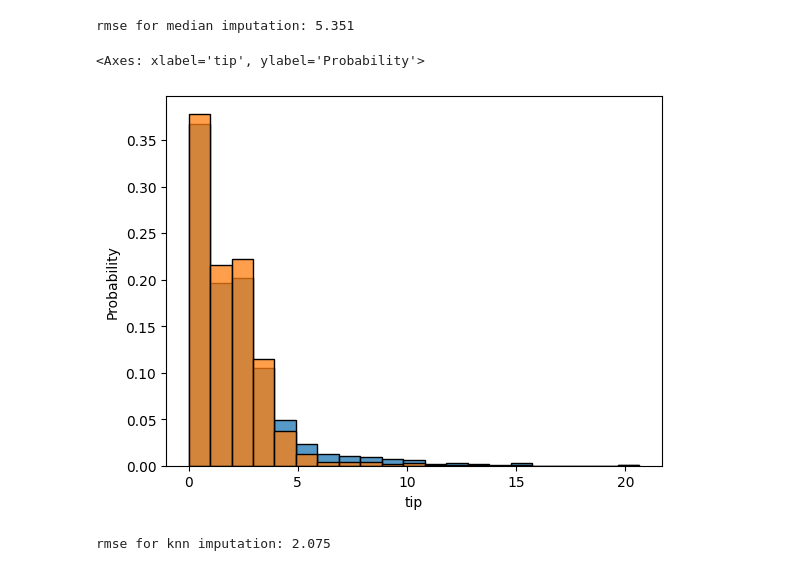
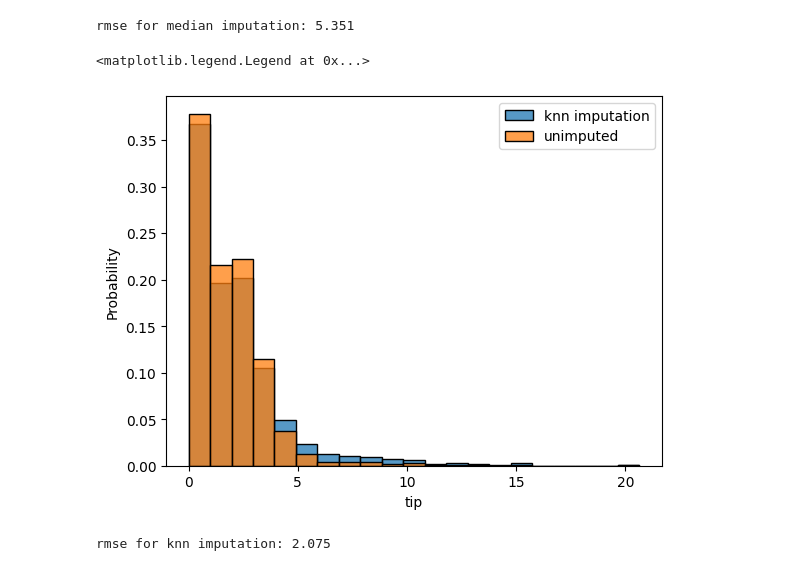
Before and after one commit to brookshu/data_eng300SP_hu, a Jupyter notebook: in_class/dataset_hu_shim_03-missing-data-class.ipynb, the cells around one changed output. Cells and saved outputs as stored; diff of their text form; code cells hidden in the pictures.

```diff
--- a/dataset_hu_shim_03-missing-data-class.ipynb
+++ b/in_class/dataset_hu_shim_03-missing-data-class.ipynb
@@ -456,22 +457,23 @@ rmse for median imputation: 5.351
 # %%
 # knn
 
 from sklearn.impute import KNNImputer
 # set up imputing for KNN
 
-subtaxi_knn = taxi_knn = subtaxi_missing.copy()
+subtaxi_knn = subtaxi_missing.select_dtypes('number').copy()
 
-subtaxi_knn = KNNImputer(n_neighbors=3).fit_transform(subtaxi_knn)
-subtaxi_knn_df = pd.DataFrame(subtaxi_knn, columns=taxi_knn.columns)
+knn_imputer = KNNImputer(n_neighbors=3)
+subtaxi_knn_impute = knn_imputer.fit_transform(subtaxi_knn)
+subtaxi_knn_df = pd.DataFrame(subtaxi_knn_impute, columns=subtaxi_knn.columns)
 
 # visualize completed data
-# fig, ax = plt.subplots(1, 1)
+fig3, ax3 = plt.subplots(1, 1)
 sns.histplot(subtaxi_knn_df['tip'], binwidth=1,stat='probability', label='knn imputation')
 sns.histplot(subtaxi_missing['tip'], binwidth=1, stat='probability', label='unimputed')
-# ax.legend()
+ax3.legend()
 # %% [output]
-<Axes: xlabel='tip', ylabel='Probability'>
+<matplotlib.legend.Legend at 0x...>
-[figure, old version]
+[figure, new version]
 # %%
 rmse_knn = math.sqrt(mean_squared_error(taxi.loc[missing_idx, 'tip'], subtaxi_knn_df.loc[missing_idx, 'tip']))
 print('rmse for knn imputation: {:.3f}'.format(rmse_knn))
```
Also changed, not shown: parts of 12 cells of this notebook, 10 other files.
